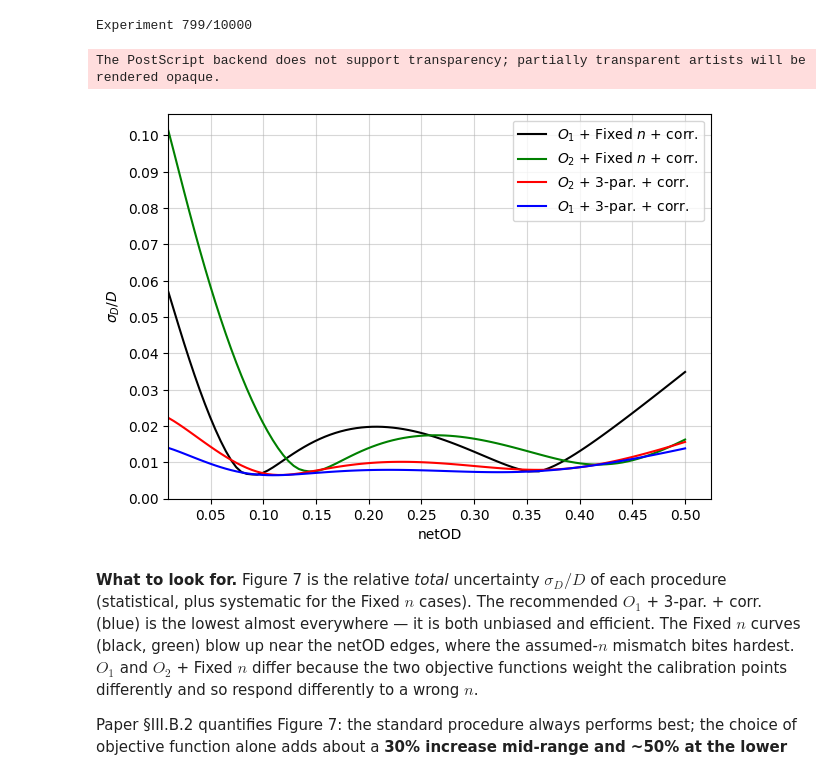
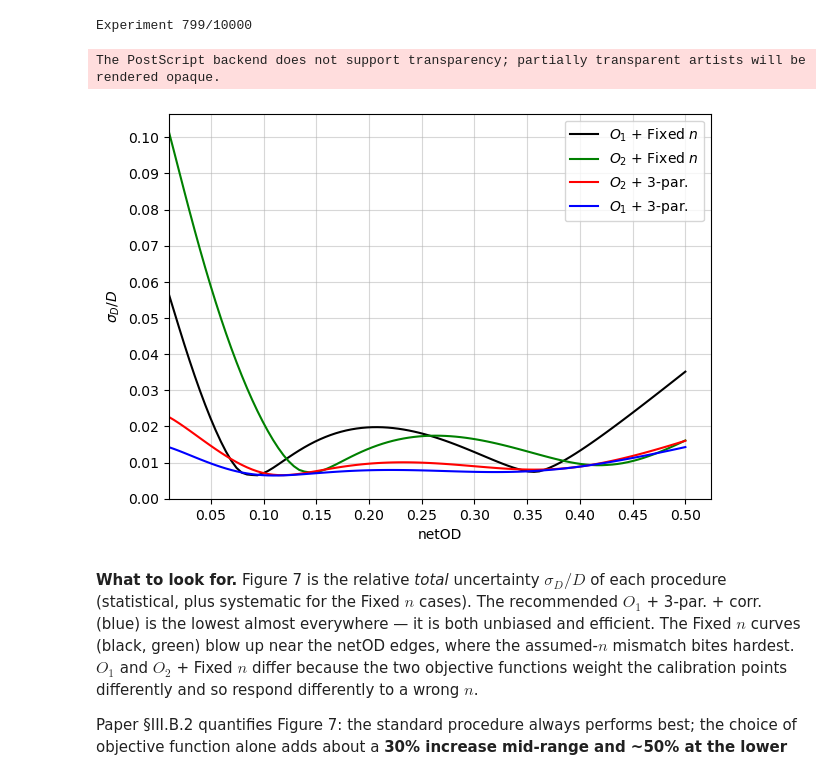
Before and after one commit to kmrakovcic/StatisticsRadiochromicFilmCalibration, a Jupyter notebook: Revisiting_Statistical_Methods_for_Radiochromic_Film_Dosimetry.ipynb, the cells around one changed output. Saved outputs shown, nothing was run; the diff lists cells and outputs as text; code cells hidden in the pictures.

```diff
--- a/Revisiting_Statistical_Methods_for_Radiochromic_Film_Dosimetry.ipynb
+++ b/Revisiting_Statistical_Methods_for_Radiochromic_Film_Dosimetry.ipynb
@@ -106,7 +106,7 @@ import os
 #                      exactly, ~30 min total runtime.
 #   True            -> experiments = 1000, ~1-2 min, noisier but qualitatively
 #                      identical figures. Use for a quick interactive read.
-QUICK_MODE = False
+QUICK_MODE = True
 experiments = 1000 if QUICK_MODE else 10000
 
 # ---------------------------------------------------------------------------
@@ -1046,30 +1050,30 @@ Experiment 799/10000
 # %%
 # Figure 7 (uncertaintyD): relative total uncertainty as a function of netOD for the four
 # combined choices, with grid and doubled tick density.
 fig, ax = plt.subplots(figsize=(7, 5))
 ax.plot(netOD, relative_total_O1_fixn, color="black", linestyle="solid",
-        label=r"$O_1$ + Fixed $n$ + corr.")
+        label=r"$O_1$ + Fixed $n$")
 ax.plot(netOD, relative_total_O2_fixn, color="green", linestyle="solid",
-        label=r"$O_2$ + Fixed $n$ + corr.")
+        label=r"$O_2$ + Fixed $n$")
 ax.plot(netOD, D_fit_O2_3par.std(axis=0) / D_true, color="red", linestyle="solid",
-        label=r"$O_2$ + 3-par. + corr.")
+        label=r"$O_2$ + 3-par.")
 ax.plot(netOD, D_fit_O1_3par.std(axis=0) / D_true, color="blue", linestyle="solid",
-        label=r"$O_1$ + 3-par. + corr.")
+        label=r"$O_1$ + 3-par.")
 
 ax.set_ylabel(r"$\sigma_{D} / D$")
 ax.set_xlabel("netOD")
 # x-axis starts at the smallest netOD value; y-axis starts at 0.
 ax.set_xlim(left=netOD.min())
 ax.set_ylim(bottom=0)
 # Double the default tick density on both axes (default MaxNLocator picks ~6-8 ticks).
 ax.xaxis.set_major_locator(MaxNLocator(nbins=12))
 ax.yaxis.set_major_locator(MaxNLocator(nbins=12))
 ax.grid(True, alpha=0.5)
 ax.legend(loc="upper right")
 save_figure(fig, "uncertaintyD")
 # %% [output]
 The PostScript backend does not support transparency; partially transparent artists will be rendered opaque.
-[figure, old version]
+[figure, new version]
 # %% [markdown]
 **What to look for.** Figure 7 is the relative *total* uncertainty $\sigma_D/D$ of each procedure (statistical, plus systematic for the Fixed $n$ cases). The recommended $O_1$ + 3-par. + corr. (blue) is the lowest almost everywhere — it is both unbiased and efficient. The Fixed $n$ curves (black, green) blow up near the netOD edges, where the assumed-$n$ mismatch bites hardest. $O_1$ and $O_2$ + Fixed $n$ differ because the two objective functions weight the calibration points differently and so respond differently to a wrong $n$.
 
```
Also changed, not shown: parts of 9 cells of this notebook.
